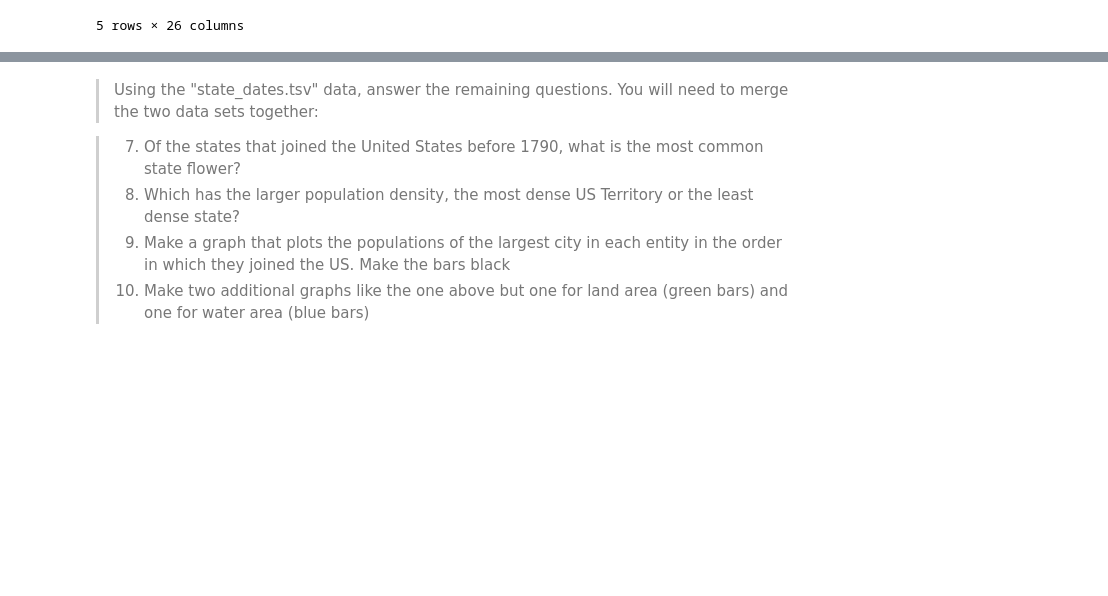
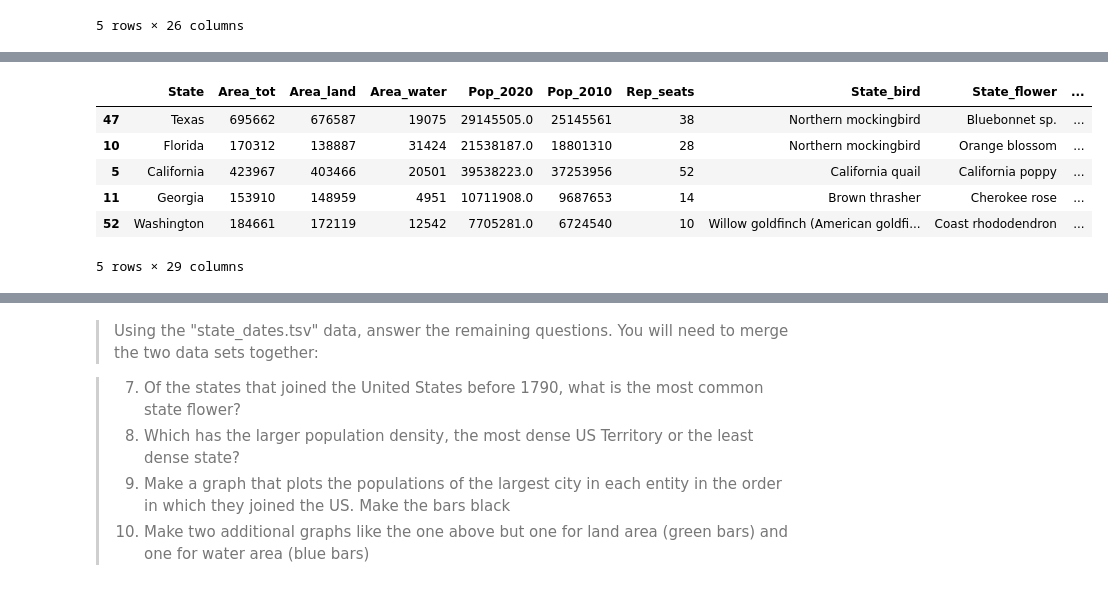
Before and after one commit to Skywalking34562/ds_1300_notebooks, a Jupyter notebook: work/02_assignment.ipynb, the cells around one changed output, grey strips where cells are left out. Drawn from its saved outputs; the diff is of its cells as text; code cells hidden in the pictures; blank space fills up the shorter version.

```diff
--- a/work/02_assignment.ipynb
+++ b/work/02_assignment.ipynb
@@ -27,0 +51,13 @@ SyntaxError: invalid syntax (<ipython-input-6-b20d4a239fbe>, line 1)
+# %%
+#3
+facts ['pop_increase']=facts['Pop_2020']-facts['Pop_2010']
+facts1 = facts.sort_values(by='pop_increase',ascending=False)
+facts1.head(5)
+# %% [output]
+|  | State | Area_tot | Area_land | Area_water | Pop_2020 | Pop_2010 | Rep_seats | State_bird | State_flower | ... |
+| 47 | Texas | 695662 | 676587 | 19075 | 29145505.0 | 25145561 | 38 | Northern mockingbird | Bluebonnet sp. | ... |
+| 10 | Florida | 170312 | 138887 | 31424 | 21538187.0 | 18801310 | 28 | Northern mockingbird | Orange blossom | ... |
+| 5 | California | 423967 | 403466 | 20501 | 39538223.0 | 37253956 | 52 | California quail | California poppy | ... |
+| 11 | Georgia | 153910 | 148959 | 4951 | 10711908.0 | 9687653 | 14 | Brown thrasher | Cherokee rose | ... |
+| 52 | Washington | 184661 | 172119 | 12542 | 7705281.0 | 6724540 | 10 | Willow goldfinch (American goldfi... | Coast rhododendron | ... |
+5 rows × 29 columns
```
Also changed, not shown: parts of 16 cells of this notebook.
